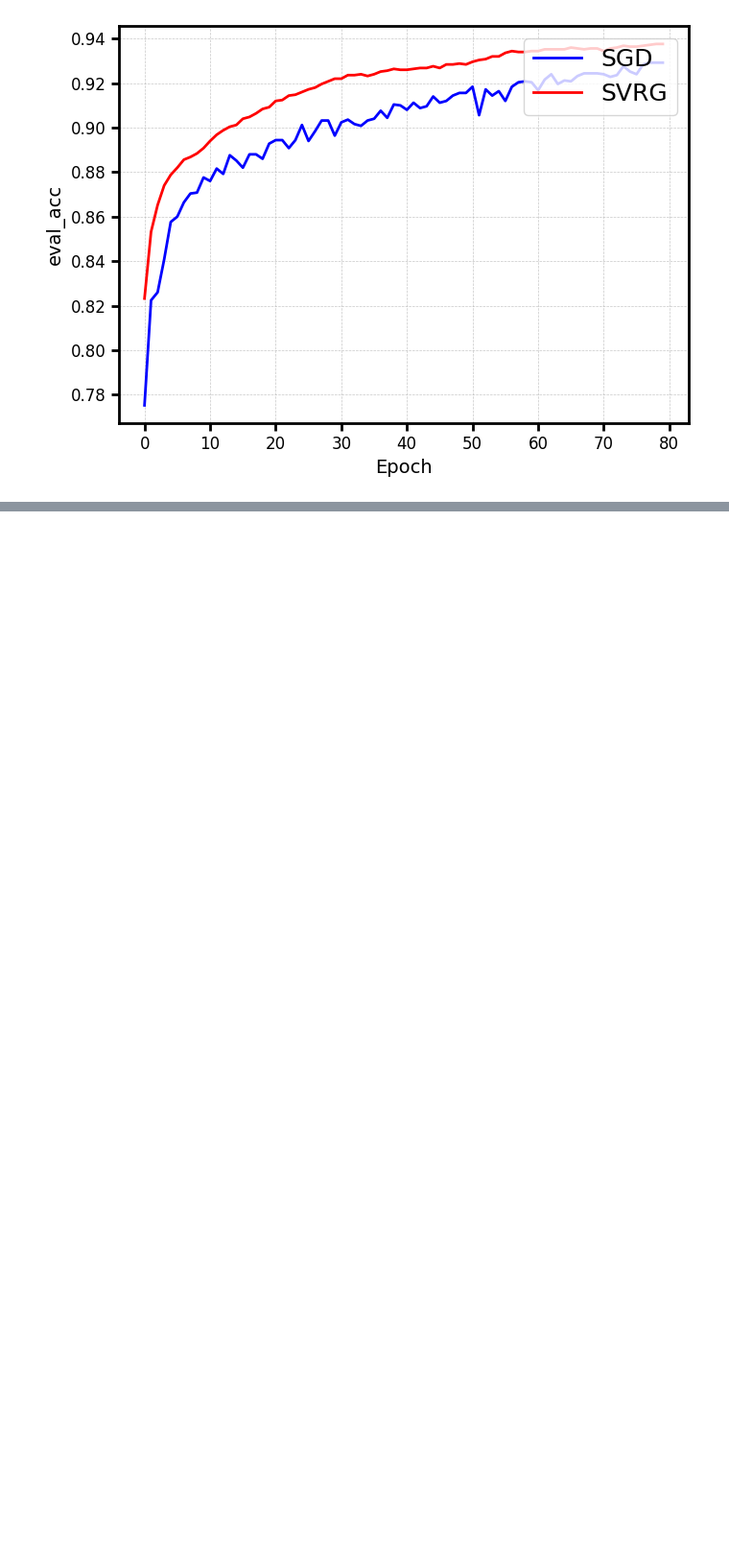
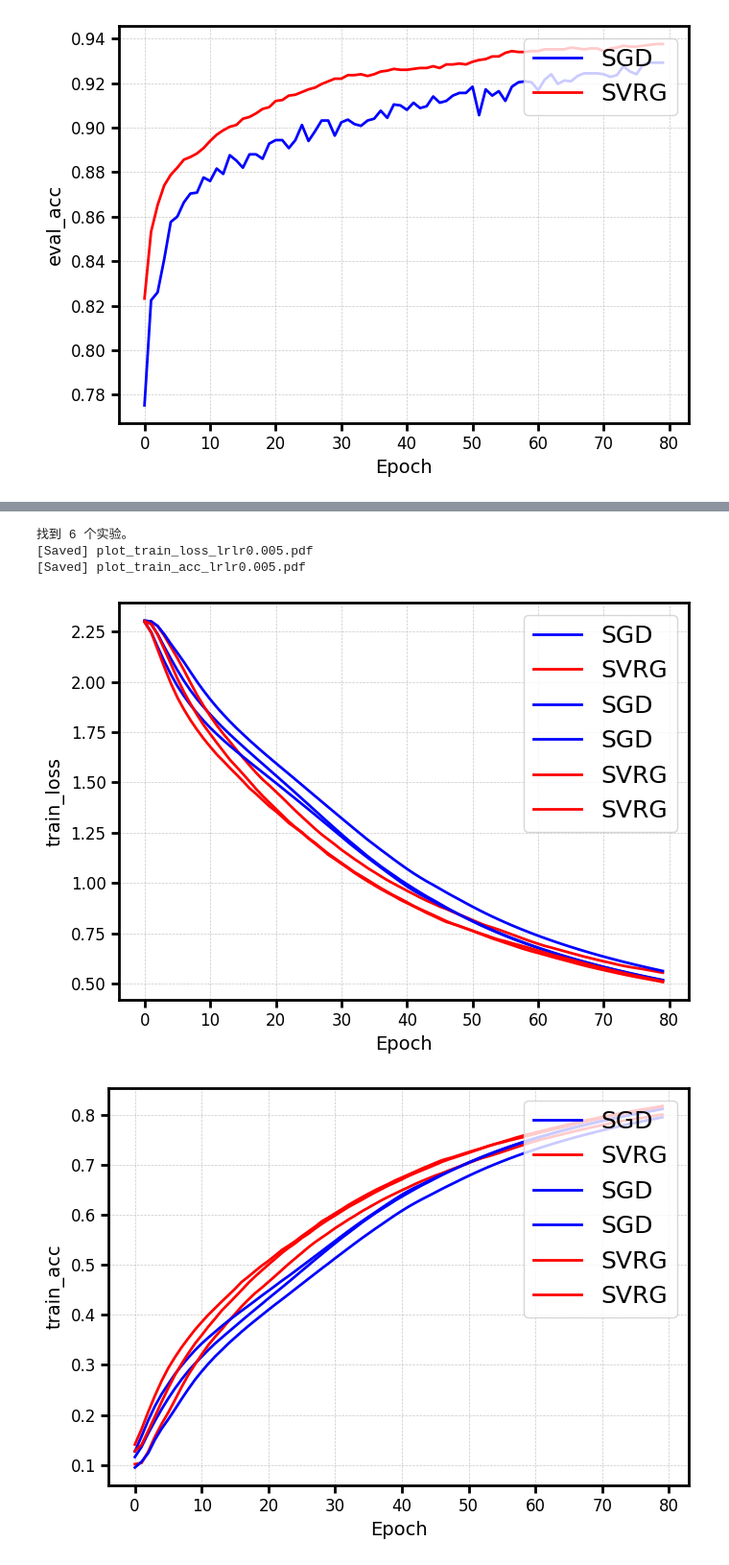
Before and after one commit to caprilovel/PP_SVRG, a Jupyter notebook: plot.ipynb, the cells around one changed output, grey strips where cells are left out. Shown at 96% size. Saved outputs shown, nothing was run; the diff lists cells and outputs as text; code cells hidden in the pictures; blank space fills up the shorter version.

```diff
--- a/plot.ipynb
+++ b/plot.ipynb
@@ -734,7 +623,7 @@ def plot_metrics(logs, metrics):
 # %%
 lrs = ['0.001', '0.003', '0.01']
 for lr in lrs:
-    logs = load_experiment_logs(ROOT, f"Temperature1.0_lr{lr}")
+    logs = load_experiment_logs(ROOT, f"SVRG_CIFAR10_CIFAR10_convnet_Temperature50.0")
     # logs = load_experiment_logs(ROOT, "lr0.01")
     print(f"找到 {len(logs)} 个实验。")
     plot_metrics(logs, METRICS_TO_PLOT)
@@ -768,0 +822,11 @@ for lr in lrs:
+# %%
+logs = load_experiment_logs(ROOT, f"CIFAR10_CIFAR10_convnet_Temperature50.0_lr0.005")
+# logs = load_experiment_logs(ROOT, "lr0.01")
+print(f"找到 {len(logs)} 个实验。")
+plot_metrics(logs, METRICS_TO_PLOT)
+# %% [output]
+找到 6 个实验。
+[Saved] plot_train_loss_lrlr0.005.pdf
+[Saved] plot_train_acc_lrlr0.005.pdf
+[figure, added]
+[figure, added]
```
Also changed, not shown: parts of 4 cells of this notebook, 3 other files.
